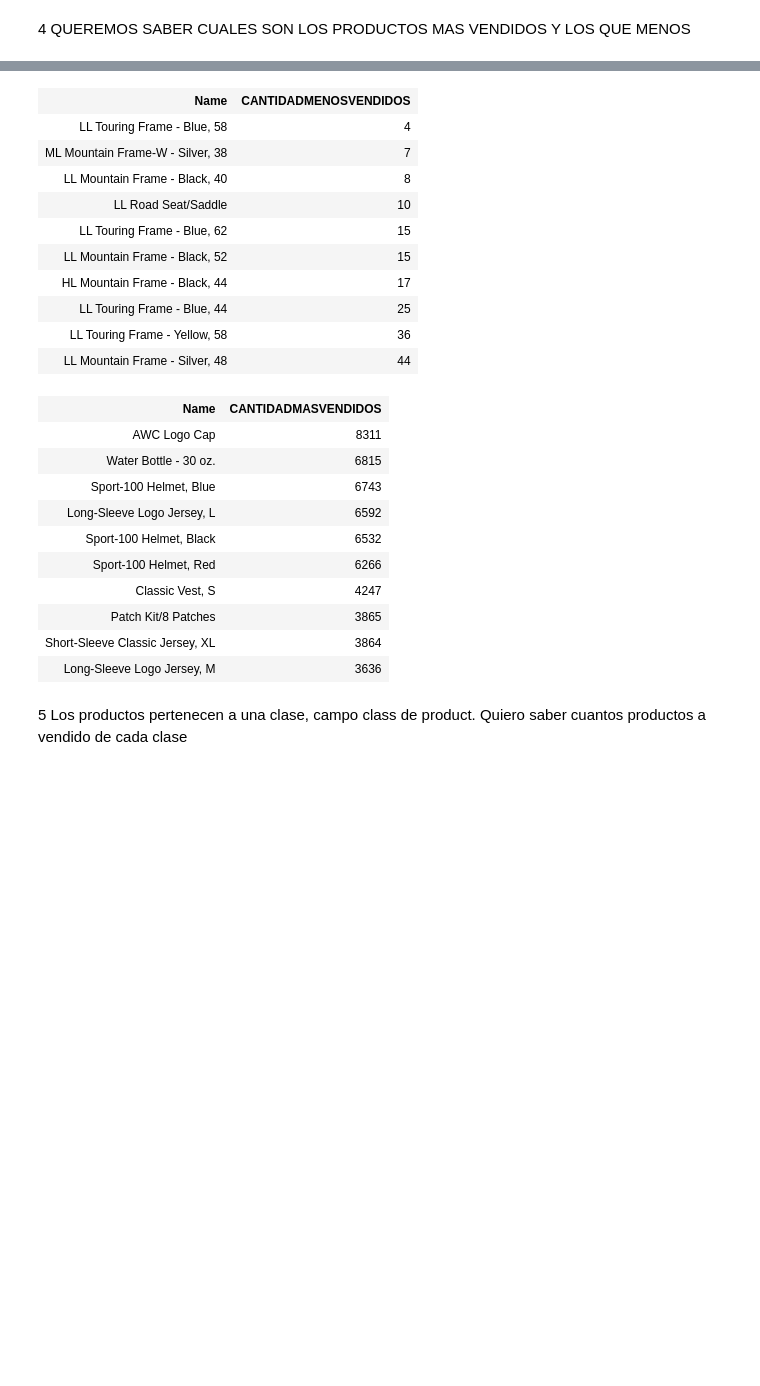
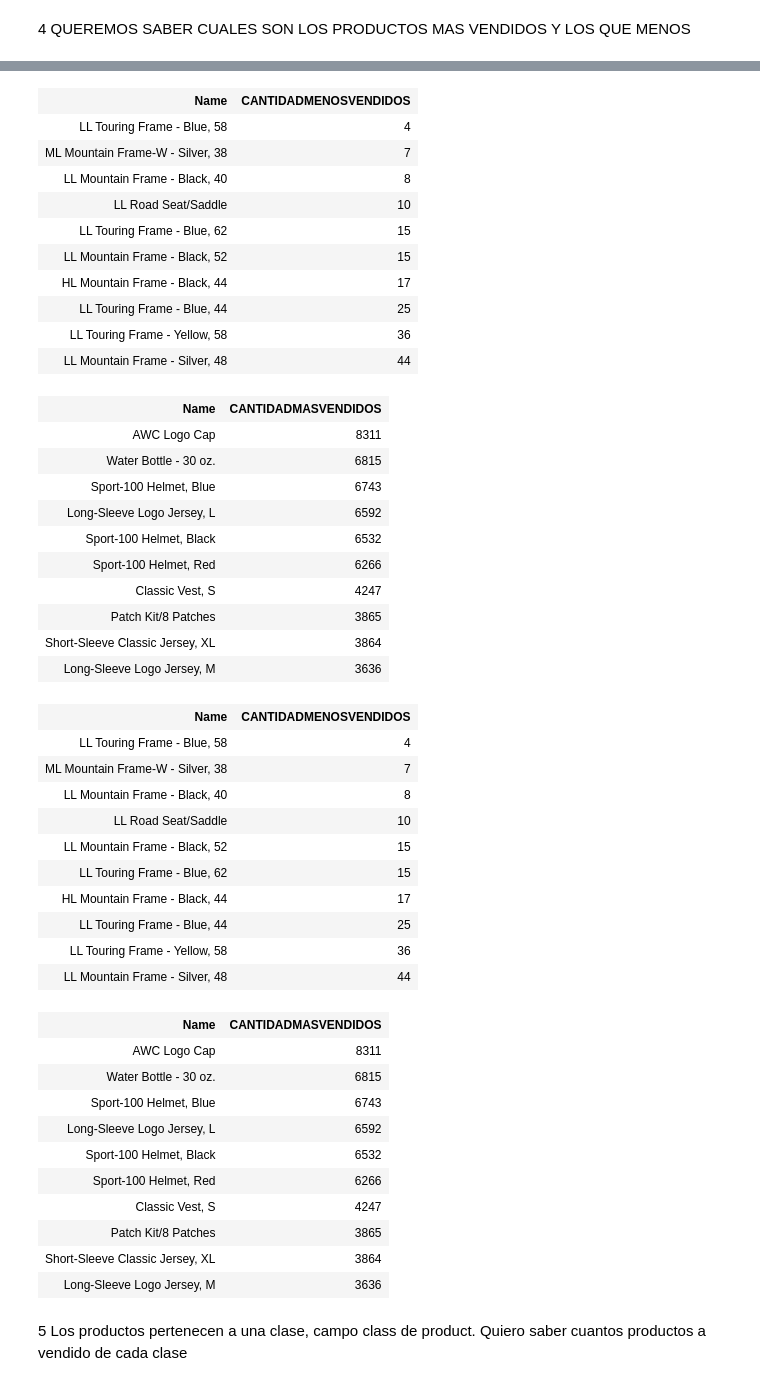
Before and after one commit to Asambler2/Hiberus-enlace, a Jupyter notebook: sql/EJ4VariasTablas/Notebook-1.ipynb, the cells around one changed output, grey strips where cells are left out. Saved outputs shown, nothing was run; the diff lists cells and outputs as text; code cells hidden in the pictures; blank space fills up the shorter version.

```diff
--- a/sql/EJ4VariasTablas/Notebook-1.ipynb
+++ b/sql/EJ4VariasTablas/Notebook-1.ipynb
@@ -69,9 +107,13 @@ Total execution time: 00:00:00.075
 # %% [markdown]
 4 QUEREMOS SABER CUALES SON LOS PRODUCTOS MAS VENDIDOS Y LOS QUE MENOS
 # %%
-SELECT TOP (10) P.Name, SUM(S.OrderQty) AS CANTIDADMENOSVENDIDOS FROM Production.Product AS P JOIN SALES.SalesOrderDetail AS S ON P.ProductID = S.ProductID GROUP BY P.Name HAVING SUM(S.OrderQty) NOT IN (0) ORDER BY CANTIDADMENOSVENDIDOS
+SELECT TOP (10) P.Name, SUM(S.OrderQty) AS CANTIDADMENOSVENDIDOS FROM Production.Product AS P JOIN SALES.SalesOrderDetail AS S ON P.ProductID = S.ProductID GROUP BY P.Name ORDER BY CANTIDADMENOSVENDIDOS
 
 SELECT TOP (10) P.Name, SUM(S.OrderQty) AS CANTIDADMASVENDIDOS FROM Production.Product AS P JOIN SALES.SalesOrderDetail AS S ON P.ProductID = S.ProductID GROUP BY P.Name ORDER BY CANTIDADMASVENDIDOS DESC
+
+SELECT DISTINCT TOP (10) P.Name, SUM(S.OrderQty) OVER(PARTITION BY P.NAME) AS CANTIDADMENOSVENDIDOS FROM Production.Product AS P JOIN SALES.SalesOrderDetail AS S ON P.ProductID = S.ProductID ORDER BY CANTIDADMENOSVENDIDOS
+
+SELECT DISTINCT TOP (10) P.Name, SUM(S.OrderQty) OVER(PARTITION BY P.NAME) AS CANTIDADMASVENDIDOS FROM Production.Product AS P JOIN SALES.SalesOrderDetail AS S ON P.ProductID = S.ProductID ORDER BY CANTIDADMASVENDIDOS DESC
 # %% [output]
 (10 rows affected)
 (10 rows affected)
@@ -79,25 +123,47 @@ Total execution time: 00:00:00.159
 | Name | CANTIDADMENOSVENDIDOS |
 | LL Touring Frame - Blue, 58 | 4 |
 | ML Mountain Frame-W - Silver, 38 | 7 |
 | LL Mountain Frame - Black, 40 | 8 |
 | LL Road Seat/Saddle | 10 |
 | LL Touring Frame - Blue, 62 | 15 |
 | LL Mountain Frame - Black, 52 | 15 |
 | HL Mountain Frame - Black, 44 | 17 |
 | LL Touring Frame - Blue, 44 | 25 |
 | LL Touring Frame - Yellow, 58 | 36 |
 | LL Mountain Frame - Silver, 48 | 44 |
 | Name | CANTIDADMASVENDIDOS |
 | AWC Logo Cap | 8311 |
 | Water Bottle - 30 oz. | 6815 |
 | Sport-100 Helmet, Blue | 6743 |
 | Long-Sleeve Logo Jersey, L | 6592 |
 | Sport-100 Helmet, Black | 6532 |
 | Sport-100 Helmet, Red | 6266 |
 | Classic Vest, S | 4247 |
 | Patch Kit/8 Patches | 3865 |
 | Short-Sleeve Classic Jersey, XL | 3864 |
 | Long-Sleeve Logo Jersey, M | 3636 |
+| Name | CANTIDADMENOSVENDIDOS |
+| LL Touring Frame - Blue, 58 | 4 |
+| ML Mountain Frame-W - Silver, 38 | 7 |
+| LL Mountain Frame - Black, 40 | 8 |
+| LL Road Seat/Saddle | 10 |
+| LL Mountain Frame - Black, 52 | 15 |
+| LL Touring Frame - Blue, 62 | 15 |
+| HL Mountain Frame - Black, 44 | 17 |
+| LL Touring Frame - Blue, 44 | 25 |
+| LL Touring Frame - Yellow, 58 | 36 |
+| LL Mountain Frame - Silver, 48 | 44 |
+| Name | CANTIDADMASVENDIDOS |
+| AWC Logo Cap | 8311 |
+| Water Bottle - 30 oz. | 6815 |
+| Sport-100 Helmet, Blue | 6743 |
+| Long-Sleeve Logo Jersey, L | 6592 |
+| Sport-100 Helmet, Black | 6532 |
+| Sport-100 Helmet, Red | 6266 |
+| Classic Vest, S | 4247 |
+| Patch Kit/8 Patches | 3865 |
+| Short-Sleeve Classic Jersey, XL | 3864 |
+| Long-Sleeve Logo Jersey, M | 3636 |
 # %% [markdown]
 5 Los productos pertenecen a una clase, campo class de product. Quiero saber cuantos productos a vendido de cada clase
 # %%
```
Also changed, not shown: parts of 13 cells of this notebook.
